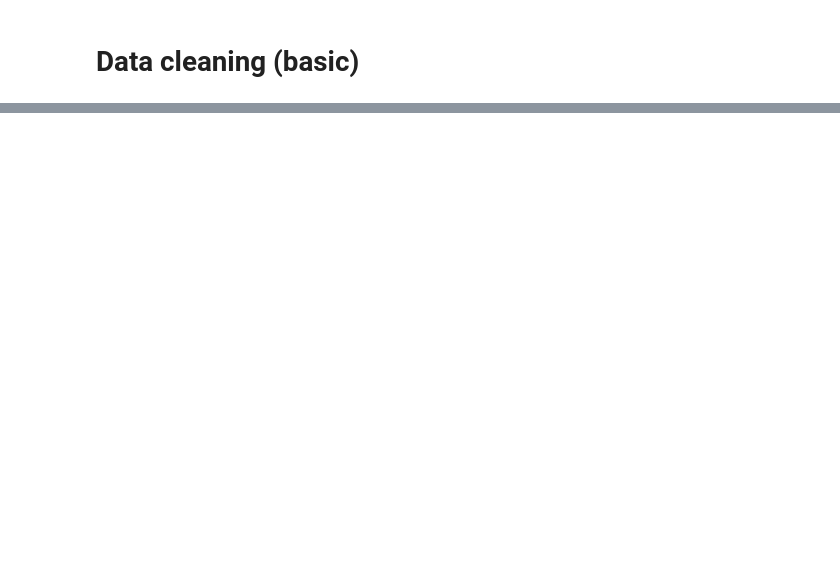
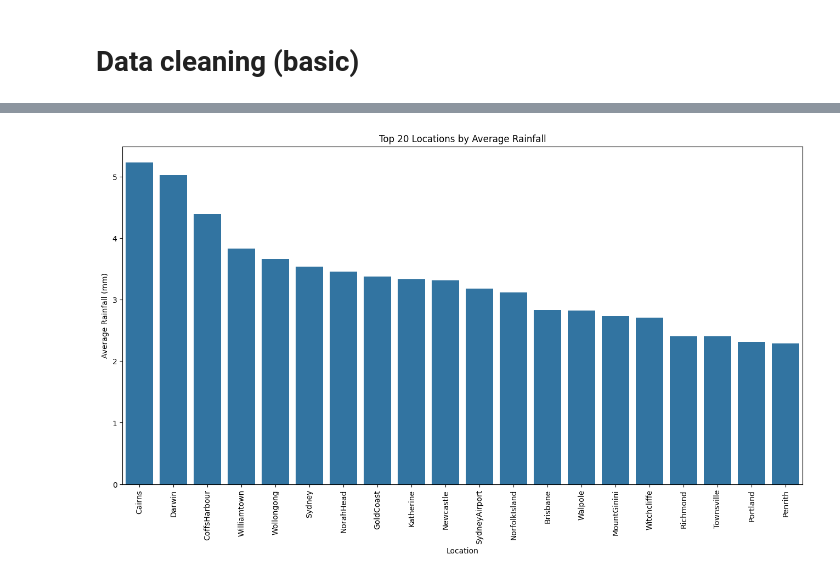
Before and after one commit to Liz3tha/DRSP-RAINFALL-PROJECT, a Jupyter notebook: DSRP_PREDICT_RAIN_IN_AUSTRALIA.ipynb, the cells around one changed output, grey strips where cells are left out. Cells and saved outputs as stored; diff of their text form; code cells hidden in the pictures; blank space fills up the shorter version.

```diff
--- a/DSRP_PREDICT_RAIN_IN_AUSTRALIA.ipynb
+++ b/DSRP_PREDICT_RAIN_IN_AUSTRALIA.ipynb
@@ -103,0 +152,18 @@ df.describe()
+# %%
+# encoding RainToday
+df['RainToday'] = df['RainToday'].map({'No': 0, 'Yes': 1})
+# encoding Raintomorrow
+df['RainTomorrow'] = df['RainTomorrow'].map({'No': 0, 'Yes': 1})
+# Dropping data from before 2013
+df['Date'] = pd.to_datetime(df['Date'])
+df = df[df['Date'] >= '2014-01-01']
+# %%
+plt.figure(figsize=(16,8))
+avg_rain = df.groupby('Location')['Rainfall'].mean().sort_values(ascending=False)[:20]
+sns.barplot(x=avg_rain.index, y=avg_rain.values)
+plt.title("Top 20 Locations by Average Rainfall")
+plt.xticks(rotation=90)
+plt.ylabel("Average Rainfall (mm)")
+plt.show()
+# %% [output]
+[figure, added]
```
Also changed, not shown: parts of 14 cells of this notebook.
